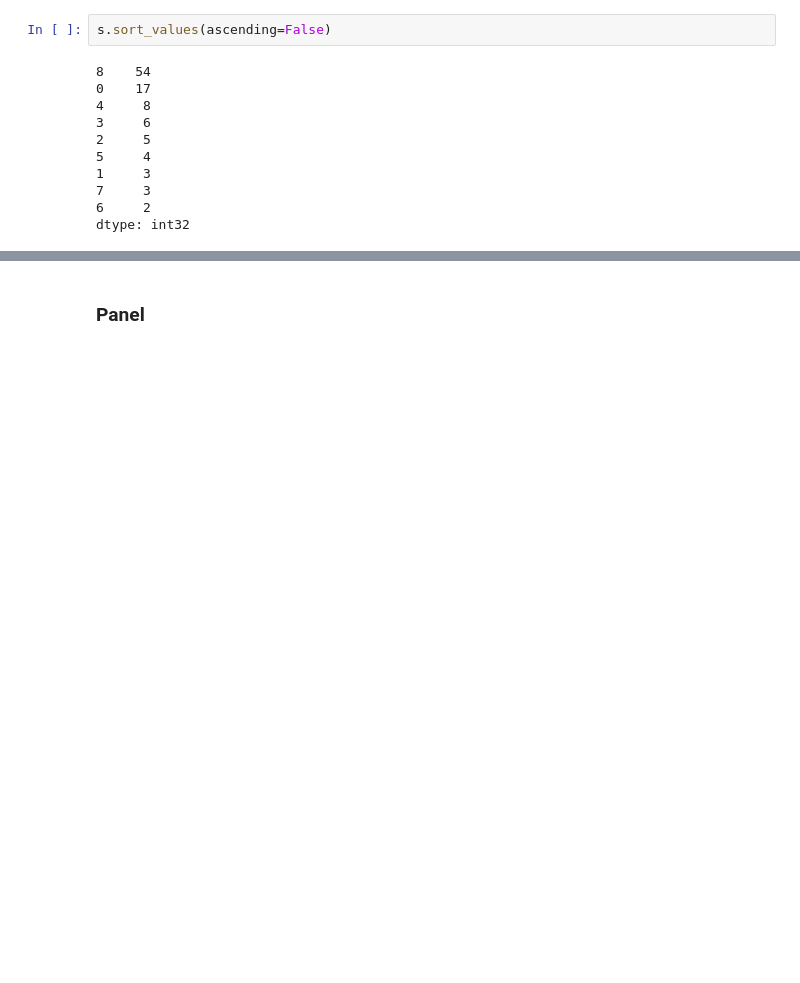
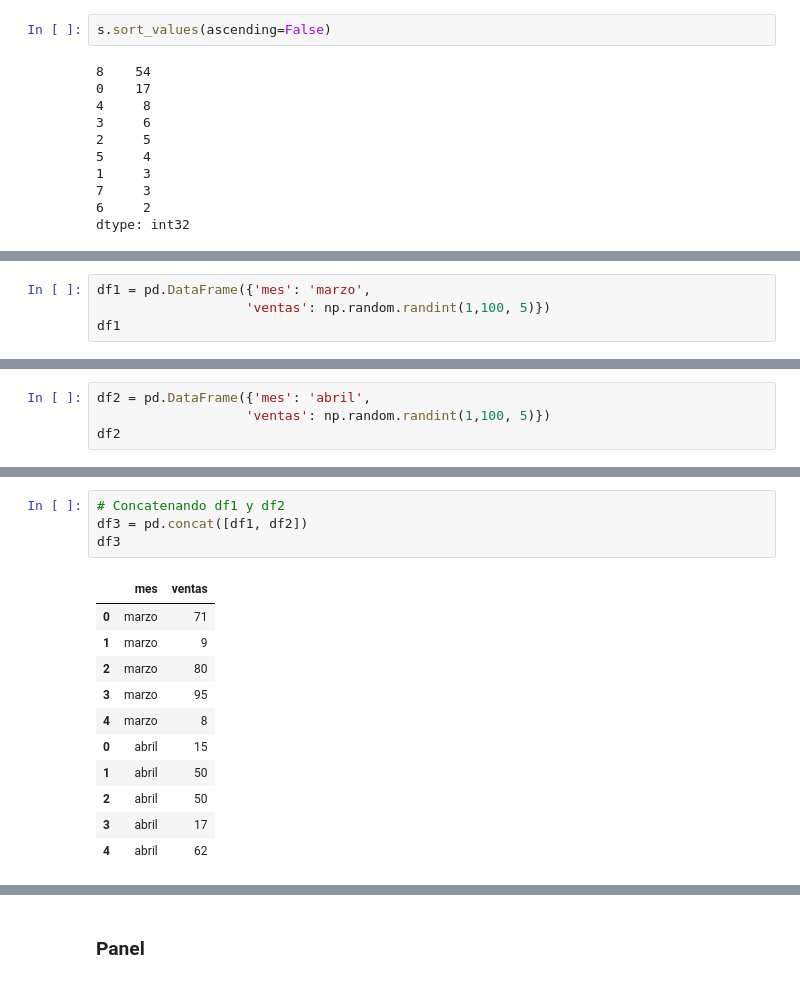
Before and after one commit to GabyPinilla/resumenes, a Jupyter notebook: Resumen_Python.ipynb, the cells around one changed output, grey strips where cells are left out. Drawn from its saved outputs; the diff is of its cells as text; blank space fills up the shorter version.

```diff
--- a/Resumen_Python.ipynb
+++ b/Resumen_Python.ipynb
@@ -788,0 +910,4 @@ Los DataFrames es una estructura en forma de tabla. Cada columna es una serie do
+# %%
+df1 = pd.DataFrame({'mes': 'marzo',
+                   'ventas': np.random.randint(1,100, 5)})
+df1
@@ -788,0 +921,4 @@ Los DataFrames es una estructura en forma de tabla. Cada columna es una serie do
+# %%
+df2 = pd.DataFrame({'mes': 'abril',
+                   'ventas': np.random.randint(1,100, 5)})
+df2
@@ -788,0 +932,16 @@ Los DataFrames es una estructura en forma de tabla. Cada columna es una serie do
+# %%
+# Concatenando df1 y df2
+df3 = pd.concat([df1, df2])
+df3
+# %% [output]
+|  | mes | ventas |
+| 0 | marzo | 71 |
+| 1 | marzo | 9 |
+| 2 | marzo | 80 |
+| 3 | marzo | 95 |
+| 4 | marzo | 8 |
+| 0 | abril | 15 |
+| 1 | abril | 50 |
+| 2 | abril | 50 |
+| 3 | abril | 17 |
+| 4 | abril | 62 |
```
Also changed, not shown: parts of 26 cells of this notebook.
